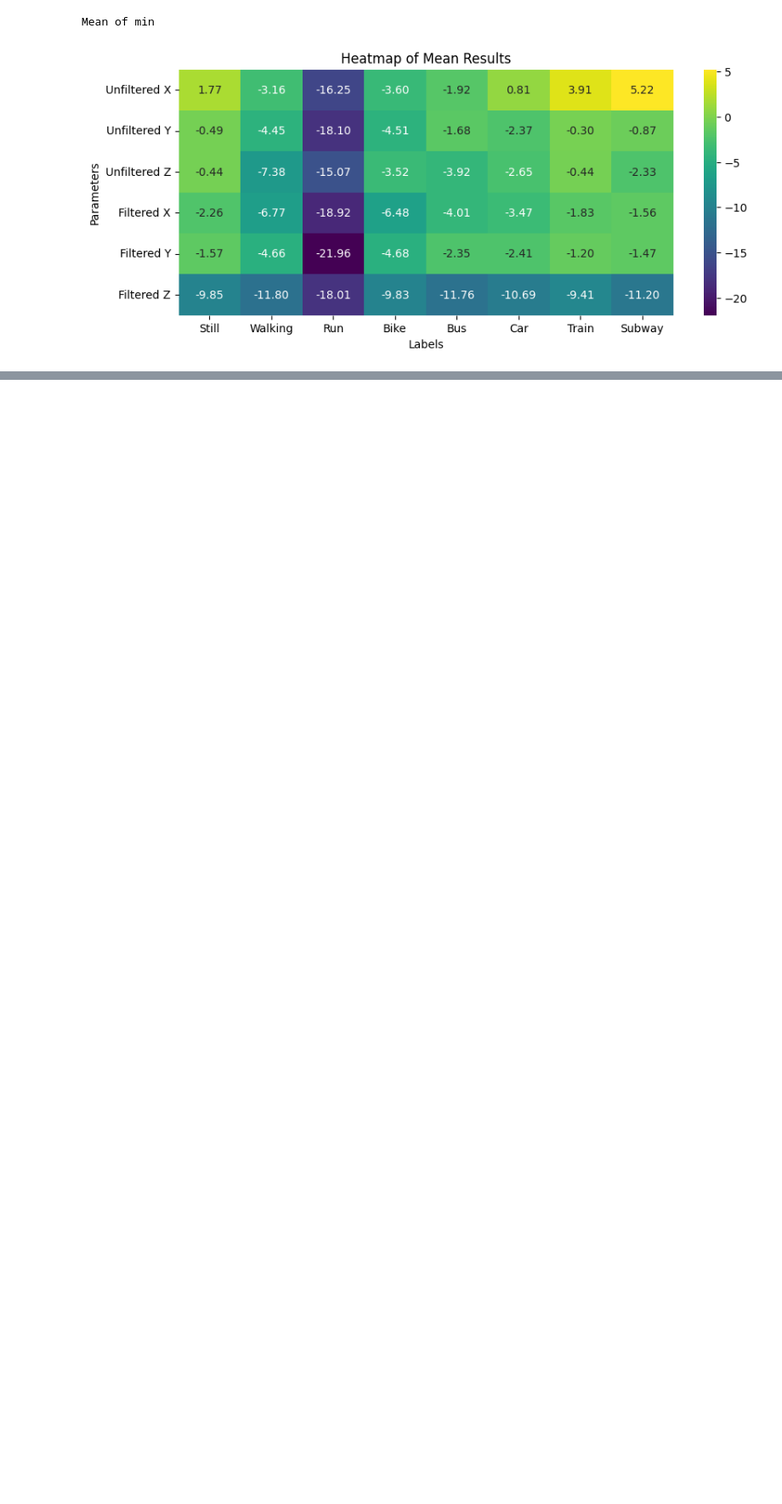
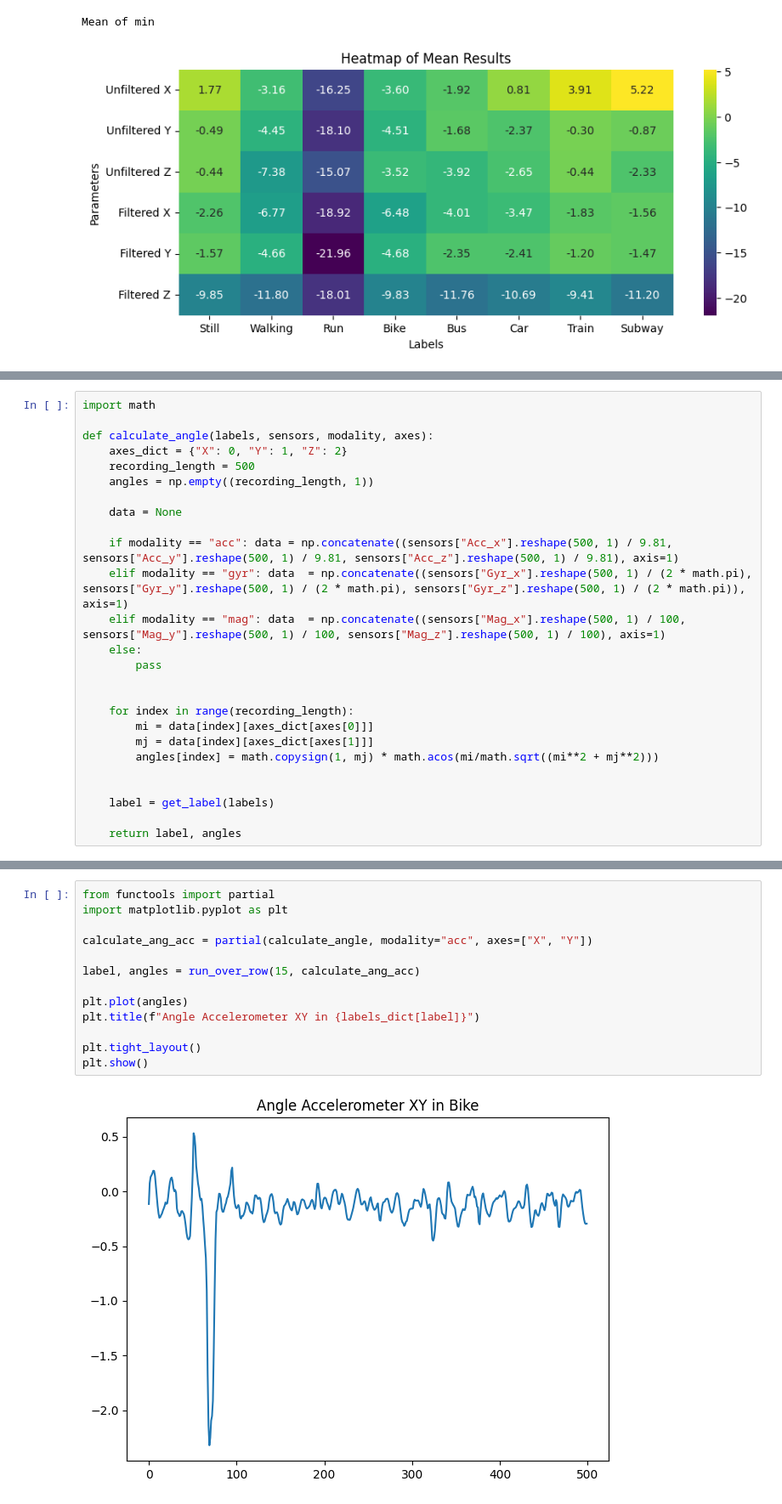
Before and after one commit to pddusza/Sussex_Challange_2025, a Jupyter notebook: sensor_fusion_overview.ipynb, the cells around one changed output, grey strips where cells are left out. Shown at 85% size. Cells and saved outputs as stored; diff of their text form; blank space fills up the shorter version.

```diff
--- a/sensor_fusion_overview.ipynb
+++ b/sensor_fusion_overview.ipynb
@@ -383,0 +447,26 @@ Mean of min
+# %%
+import math
+
+def calculate_angle(labels, sensors, modality, axes):
+    axes_dict = {"X": 0, "Y": 1, "Z": 2}
+    recording_length = 500
+    angles = np.empty((recording_length, 1))
+
+    data = None
+
+    if modality == "acc": data = np.concatenate((sensors["Acc_x"].reshape(500, 1) / 9.81, sensors["Acc_y"].reshape(500, 1) / 9.81, sensors["Acc_z"].reshape(500, 1) / 9.81), axis=1)
+    elif modality == "gyr": data  = np.concatenate((sensors["Gyr_x"].reshape(500, 1) / (2 * math.pi), sensors["Gyr_y"].reshape(500, 1) / (2 * math.pi), sensors["Gyr_z"].reshape(500, 1) / (2 * math.pi)), axis=1)
+    elif modality == "mag": data  = np.concatenate((sensors["Mag_x"].reshape(500, 1) / 100, sensors["Mag_y"].reshape(500, 1) / 100, sensors["Mag_z"].reshape(500, 1) / 100), axis=1)
+    else:
+        pass
+
+
+    for index in range(recording_length):
+        mi = data[index][axes_dict[axes[0]]]
+        mj = data[index][axes_dict[axes[1]]]
+        angles[index] = math.copysign(1, mj) * math.acos(mi/math.sqrt((mi**2 + mj**2)))
+
+
+    label = get_label(labels)
+
+    return label, angles
@@ -383,0 +475,15 @@ Mean of min
+# %%
+from functools import partial
+import matplotlib.pyplot as plt
+
+calculate_ang_acc = partial(calculate_angle, modality="acc", axes=["X", "Y"])
+
+label, angles = run_over_row(15, calculate_ang_acc)
+
+plt.plot(angles)
+plt.title(f"Angle Accelerometer XY in {labels_dict[label]}")
+
+plt.tight_layout()
+plt.show()
+# %% [output]
+[figure, added]
```
Also changed, not shown: parts of 17 cells of this notebook.
